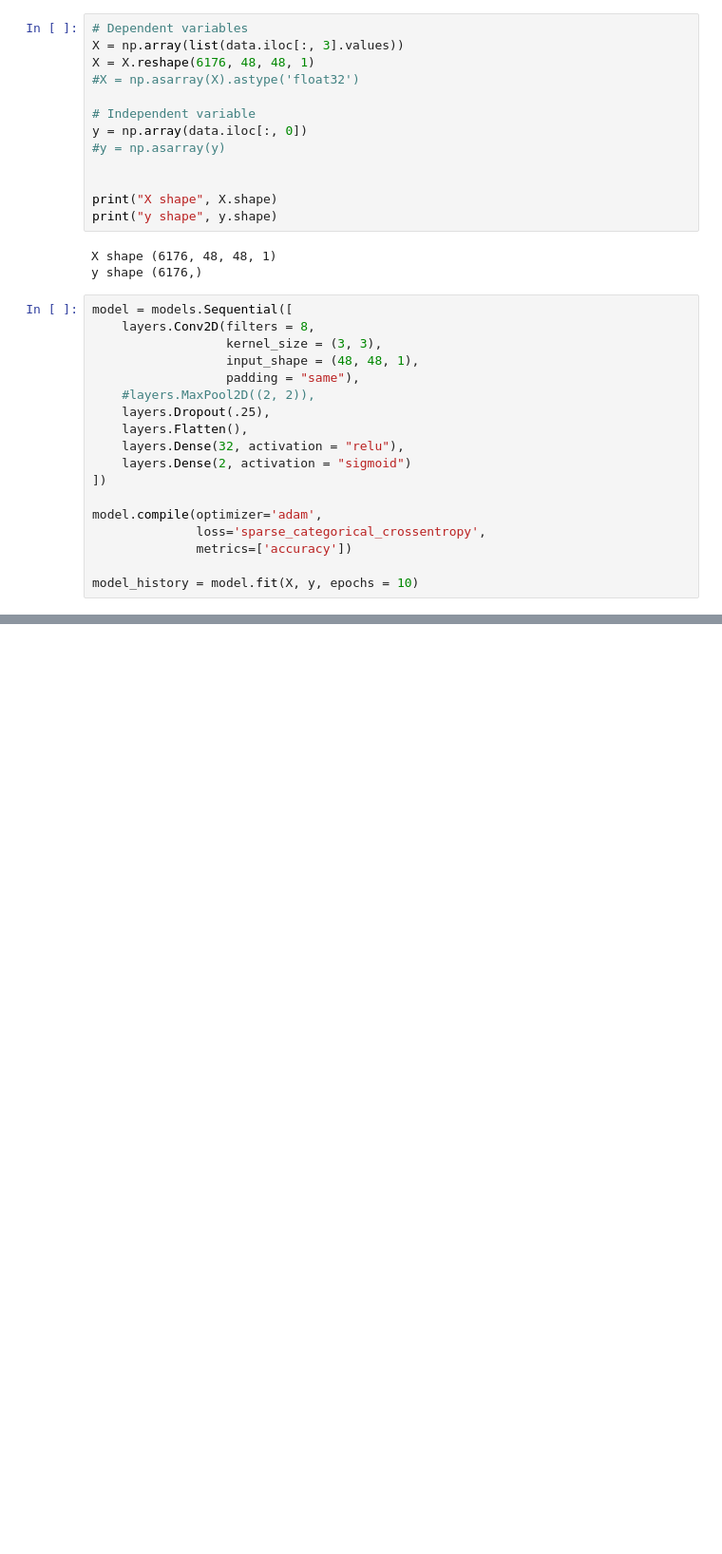
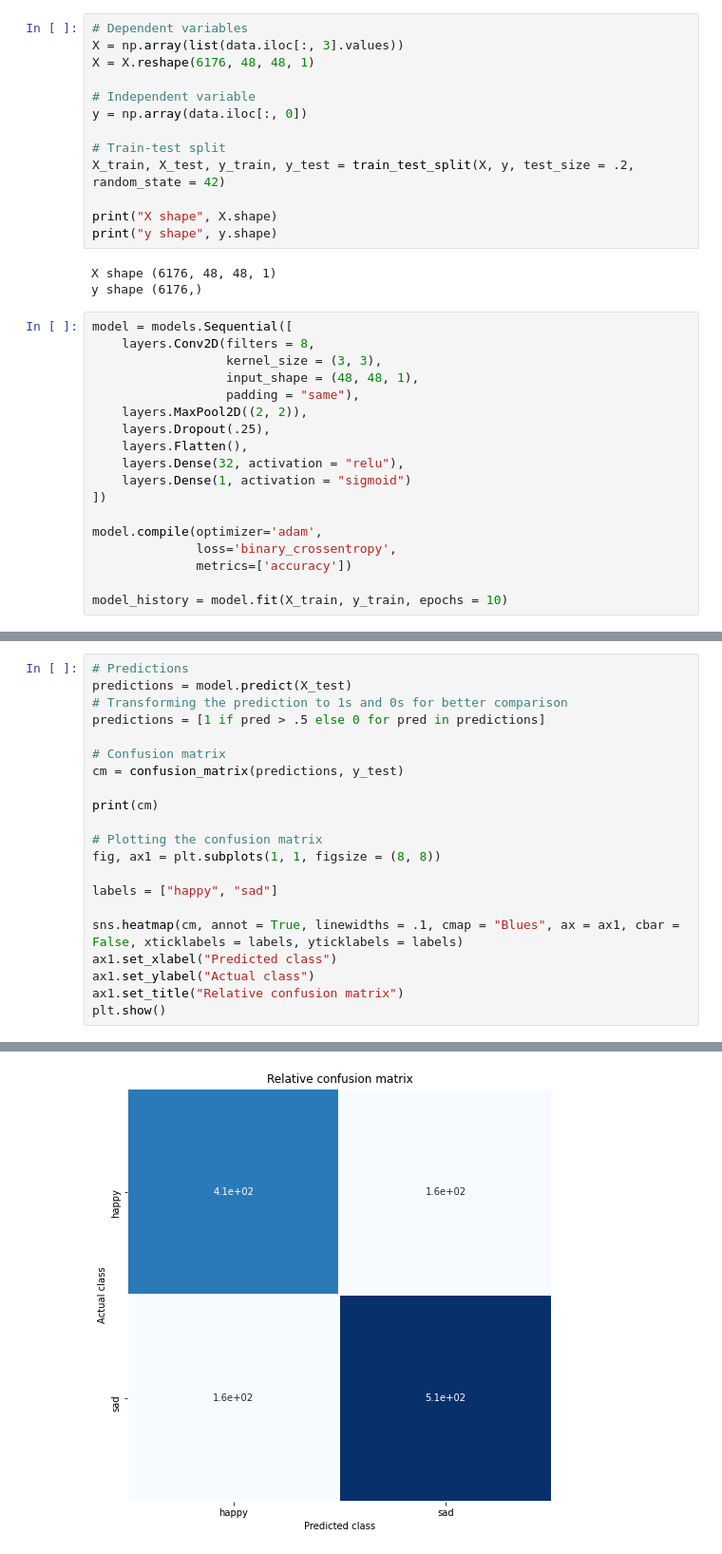
Before and after one commit to Jasc94/thebridge, a Jupyter notebook: week12_DL/0_Kaggle_Sentiment/1_analysis.ipynb, the cells around one changed output, grey strips where cells are left out. Shown at 95% size. Cells and saved outputs as stored; diff of their text form; blank space fills up the shorter version.

```diff
--- a/week12_DL/0_Kaggle_Sentiment/1_analysis.ipynb
+++ b/week12_DL/0_Kaggle_Sentiment/1_analysis.ipynb
@@ -62,12 +72,12 @@ Name: label, Length: 6176, dtype: int64
 # Dependent variables
 X = np.array(list(data.iloc[:, 3].values))
 X = X.reshape(6176, 48, 48, 1)
-#X = np.asarray(X).astype('float32')
 
 # Independent variable
 y = np.array(data.iloc[:, 0])
-#y = np.asarray(y)
 
+# Train-test split
+X_train, X_test, y_train, y_test = train_test_split(X, y, test_size = .2, random_state = 42)
 
 print("X shape", X.shape)
 print("y shape", y.shape)
@@ -80,17 +90,17 @@ model = models.Sequential([
                   kernel_size = (3, 3),
                   input_shape = (48, 48, 1),
                   padding = "same"),
-    #layers.MaxPool2D((2, 2)),
+    layers.MaxPool2D((2, 2)),
     layers.Dropout(.25),
     layers.Flatten(),
     layers.Dense(32, activation = "relu"),
-    layers.Dense(2, activation = "sigmoid")
+    layers.Dense(1, activation = "sigmoid")
 ])
 
 model.compile(optimizer='adam',
-              loss='sparse_categorical_crossentropy',
+              loss='binary_crossentropy',
               metrics=['accuracy'])
 
-model_history = model.fit(X, y, epochs = 10)
+model_history = model.fit(X_train, y_train, epochs = 10)
 # %% [output]
 Epoch 1/10
@@ -116,0 +131,22 @@ Epoch 10/10
+# %%
+# Predictions
+predictions = model.predict(X_test)
+# Transforming the prediction to 1s and 0s for better comparison
+predictions = [1 if pred > .5 else 0 for pred in predictions]
+
+# Confusion matrix
+cm = confusion_matrix(predictions, y_test)
+
+print(cm)
+
+# Plotting the confusion matrix
+fig, ax1 = plt.subplots(1, 1, figsize = (8, 8))
+
+labels = ["happy", "sad"]
+
+sns.heatmap(cm, annot = True, linewidths = .1, cmap = "Blues", ax = ax1, cbar = False, xticklabels = labels, yticklabels = labels)
+ax1.set_xlabel("Predicted class")
+ax1.set_ylabel("Actual class")
+ax1.set_title("Relative confusion matrix")
+plt.show()
+# %% [output]
@@ -116,0 +155 @@ Epoch 10/10
+[figure, added]
```
Also changed, not shown: parts of 14 cells of this notebook, 5 other files.
